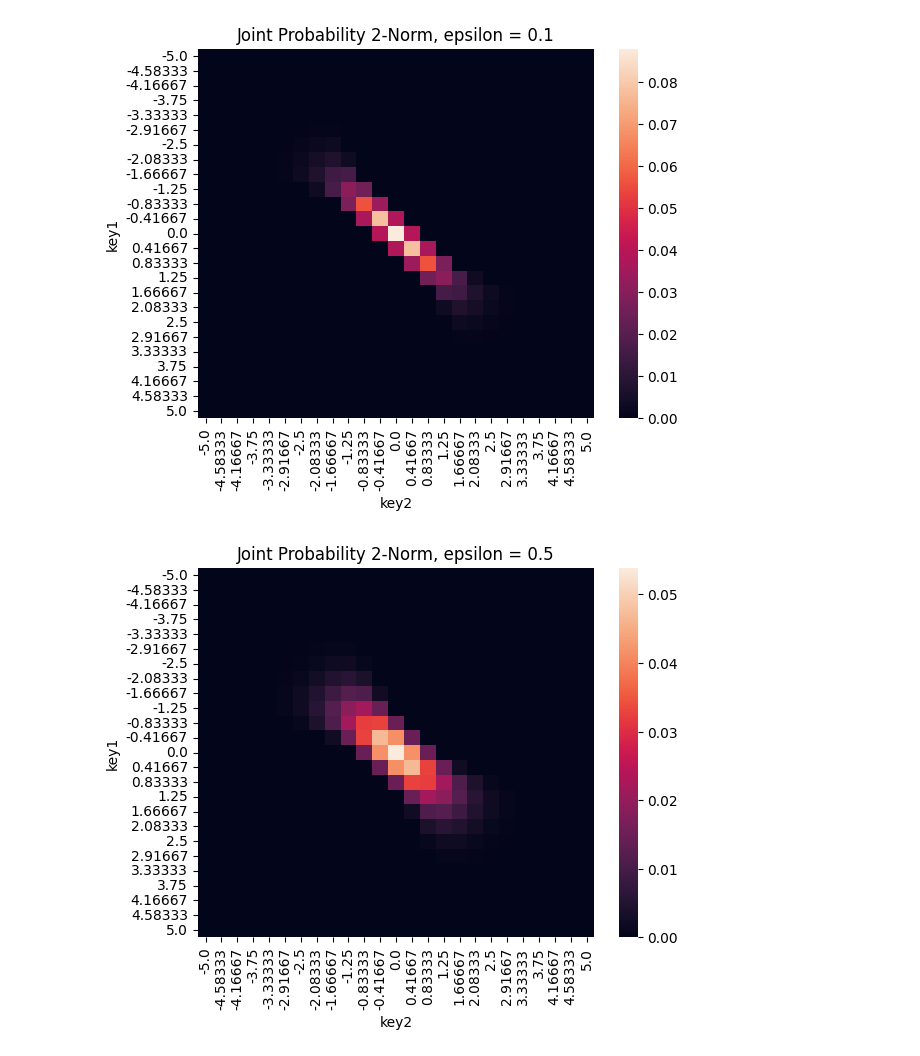
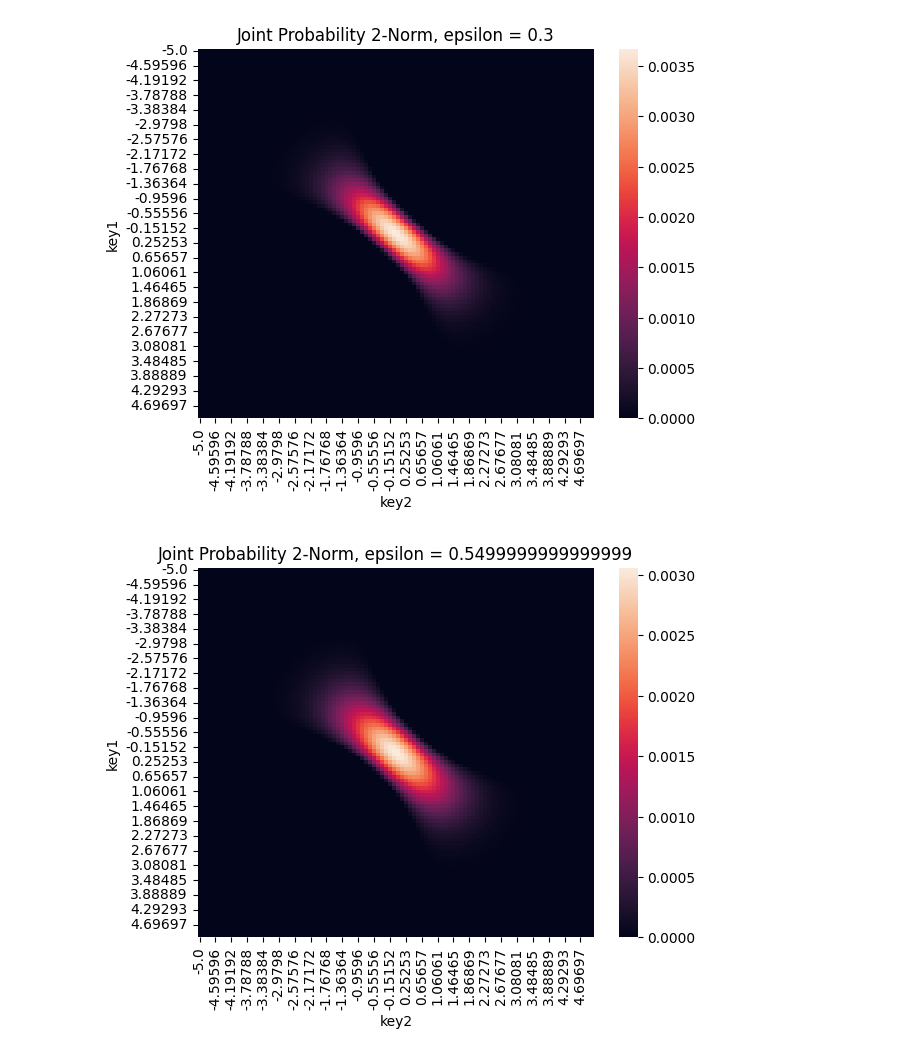
Before and after one commit to wasness-apma/quadraticOT, a Jupyter notebook: examples/gaussian_disc_p_to_1.ipynb, the cells around one changed output. Drawn from its saved outputs; the diff is of its cells as text; code cells hidden in the pictures.

```diff
--- a/examples/gaussian_disc_p_to_1.ipynb
+++ b/examples/gaussian_disc_p_to_1.ipynb
@@ -17,7 +18,8 @@ sigma_1 = 1.0
 mu_2 = 0.0
 sigma_2 = 1.0
 # %%
-xs = [round(x, 5) for x in np.linspace(-5, 5, 25)]
+nElems = 100
+xs = [round(x, 5) for x in np.linspace(-5, 5, nElems)]
 # %%
 s1 = np.sum([gaussian_prob(mu_1, sigma_1, x) for x in xs])
 s2 = np.sum([gaussian_prob(mu_2, sigma_2, x) for x in xs])
@@ -38,32 +40,33 @@ new_dict_sum = np.sum(list(new_dict.values()))
 new_dict = {tup: new_dict[tup] / new_dict_sum for tup in new_dict}
 optimal_transport = FiniteDistribution(new_dict)
 # %%
-# p-norm
-ps = [1.01, 1.1, 1.5, 2., 3., 5.]
-sinkhorn_runners = {}
-for p in ps:
-    sinkhorn_runners[p] = skern.get_pnorm_regularized_runner(p, c)
-# entropic
-sinkhorn_runner_entropic = skern.get_entropically_regularized_runner(c)
+# # p-norm
+# ps = [1.01, 1.1, 1.5, 2., 3., 5.]
+# sinkhorn_runners = {}
+# for p in ps:
+#     sinkhorn_runners[p] = skern.get_pnorm_regularized_runner(p, c)
+# # entropic
+# sinkhorn_runner_entropic = skern.get_entropically_regularized_runner(c)
 
 
-epsilon = 1.
-delta = 0.01
+# epsilon = 1.
+# delta = 0.01
 
-sinkhorns_ran = {}
-for p in ps:
-    (pi_p, f_p, g_p) = sinkhorn_runners[p].run_sinkhorn(dist_1, dist_2, epsilon, delta)
-    sinkhorns_ran[p] = (pi_p, f_p, g_p)
-pi_e, f_e, g_e = sinkhorn_runner_entropic.run_sinkhorn(dist_1, dist_2, epsilon, delta)
+# sinkhorns_ran = {}
+# for p in ps:
+#     (pi_p, f_p, g_p) = sinkhorn_runners[p].run_sinkhorn(dist_1, dist_2, epsilon, delta)
+#     sinkhorns_ran[p] = (pi_p, f_p, g_p)
+# pi_e, f_e, g_e = sinkhorn_runner_entropic.run_sinkhorn(dist_1, dist_2, epsilon, delta)
 # %%
 # p-norm
 p = 2.
 sinkhorn_runner_2 = skern.get_pnorm_regularized_runner(p, c)
-epsilons = [0.025, 0.1, 0.5, 1., 2., 3.]
+epsilons = np.linspace(0.05, 1.0, 20) #[0.025, 0.1, 0.5, 1., 2., 3.]
 
-delta = 0.01
+delta = 0.05 # kinda weak requirement...
 
 sinkhorns_ran_eps = {}
 for epsilon in epsilons:
+    print(f"Starting epsilon = {epsilon}")
     (pi_p, f_p, g_p) = sinkhorn_runner_2.run_sinkhorn(dist_1, dist_2, epsilon, delta)
     sinkhorns_ran_eps[epsilon] = (pi_p, f_p, g_p)
@@ -70,5 +94,5 @@ for epsilon in epsilons:
 # %%
-for epsilon in epsilons:
+for epsilon in epsilons[::5]:
     pi_p = sinkhorns_ran_eps[epsilon][0]
     jdv.visualize_joint_probability(pi_p, title = f"Joint Probability 2-Norm, epsilon = {epsilon}", annot = False)
 # %% [output]
@@ -76,2 +100,2 @@ for epsilon in epsilons:
-[figure, old version]
+[figure, new version]
-[figure, old version]
+[figure, new version]
```
Also changed, not shown: parts of 8 cells of this notebook.
